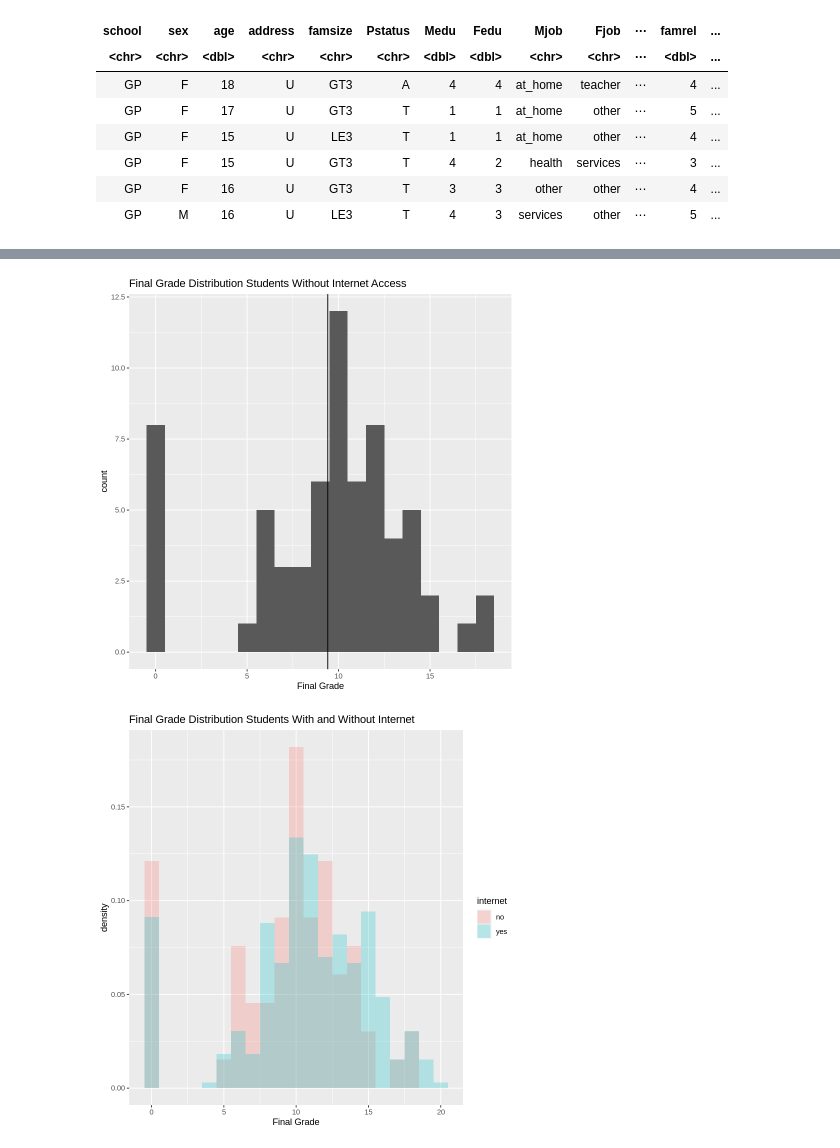
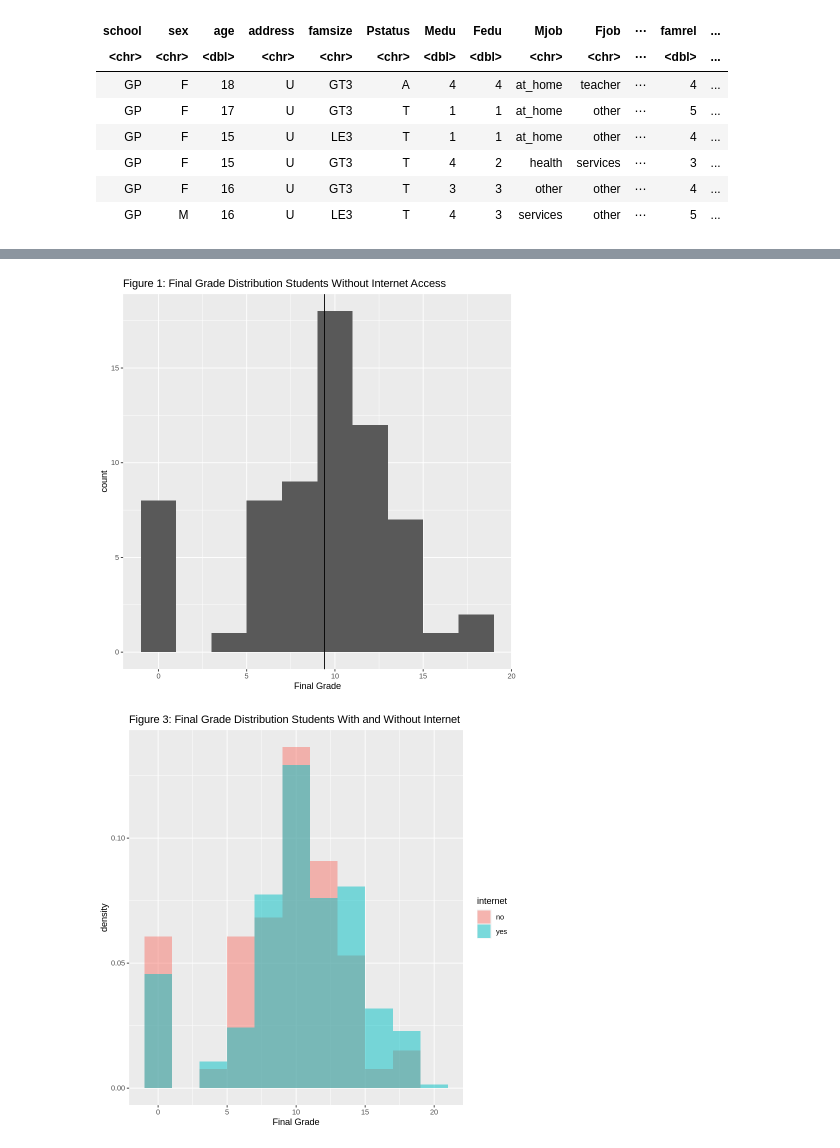
Before and after one commit to jjadeb/stat-201-project, a Jupyter notebook: src/proposal.ipynb, the cells around one changed output, grey strips where cells are left out. Saved outputs shown, nothing was run; the diff lists cells and outputs as text; code cells hidden in the pictures.

Commit message:
added plot titles, finished code for proposal

```diff
--- a/src/proposal.ipynb
+++ b/src/proposal.ipynb
@@ -74,13 +77,9 @@ A tibble: 2 × 2
 # %%
-# Selecting the relevant columns
-data  <- data  %>%
-    select(internet, final_grade)
-
-# Generating some statistics (standard deviation and mean)
+# Generating summary statistics (standard deviation and mean)
 data_summary  <- data  %>%
     group_by(internet)  %>%
     summarize(sd = sd(final_grade),
-              mean = mean(final_grade))
+              mean_final_grade = mean(final_grade))
 head(data)
 data_summary
 # %% [output]
@@ -100,36 +99,31 @@ A tibble: 2 × 3
 | 2 | yes | 4.580494 | 10.617021 |
 # %%
 # 3 histograms of the relevant raw data
-
-# TODO: number graphs and tables
-
 
 # Plot 1: Final Grade Distribution Students Without Internet Access
 plot_no_internet <- data  %>%
     filter(internet == "no")  %>%
-    ggplot(aes(x=final_grade)) +
-    geom_histogram(binwidth = 1) +
-    geom_vline(xintercept = data_summary$mean[1]) +
+    ggplot(aes(x = final_grade)) +
+    geom_histogram(binwidth = 2) +
+    geom_vline(xintercept = data_summary$mean_final_grade[1]) +
     xlab("Final Grade") +
-    ggtitle("Final Grade Distribution Students Without Internet Access")
+    ggtitle("Figure 1: Final Grade Distribution Students Without Internet Access")
 
 # Plot 2: Final Grade Distribution Students With Internet Access
 plot_have_internet <- data  %>%
     filter(internet == "yes")  %>%
     ggplot(aes(x = final_grade)) +
-    geom_histogram(binwidth = 1) +
-    geom_vline(xintercept = data_summary$mean[2]) +
+    geom_histogram(binwidth = 2) +
+    geom_vline(xintercept = data_summary$mean_final_grade[2]) +
     xlab("Final Grade") +
-    ggtitle("Final Grade Distribution Students With Internet Access")
+    ggtitle("Figure 2: Final Grade Distribution Students With Internet Access")
 
 # Plot 1: Final Grade Distribution Students With and Without Internet
 plot_both <- ggplot(data, aes(x = final_grade, fill = internet)) +
-    geom_histogram(binwidth = 1, alpha = 0.25, position = "identity", aes(y = ..density..)) +
+    geom_histogram(binwidth = 2, alpha = 0.5, position = "identity", aes(y = ..density..)) +
     xlab("Final Grade") +
-    ggtitle("Final Grade Distribution Students With and Without Internet")
+    ggtitle("Figure 3: Final Grade Distribution Students With and Without Internet")
 plot_have_internet
 plot_no_internet
 plot_both
-
-# added comment to test
 # %% [output]
@@ -137,2 +131,2 @@ plot_both
-[figure, old version]
+[figure, new version]
-[figure, old version]
+[figure, new version]
```
Also changed, not shown: parts of 8 cells of this notebook.
